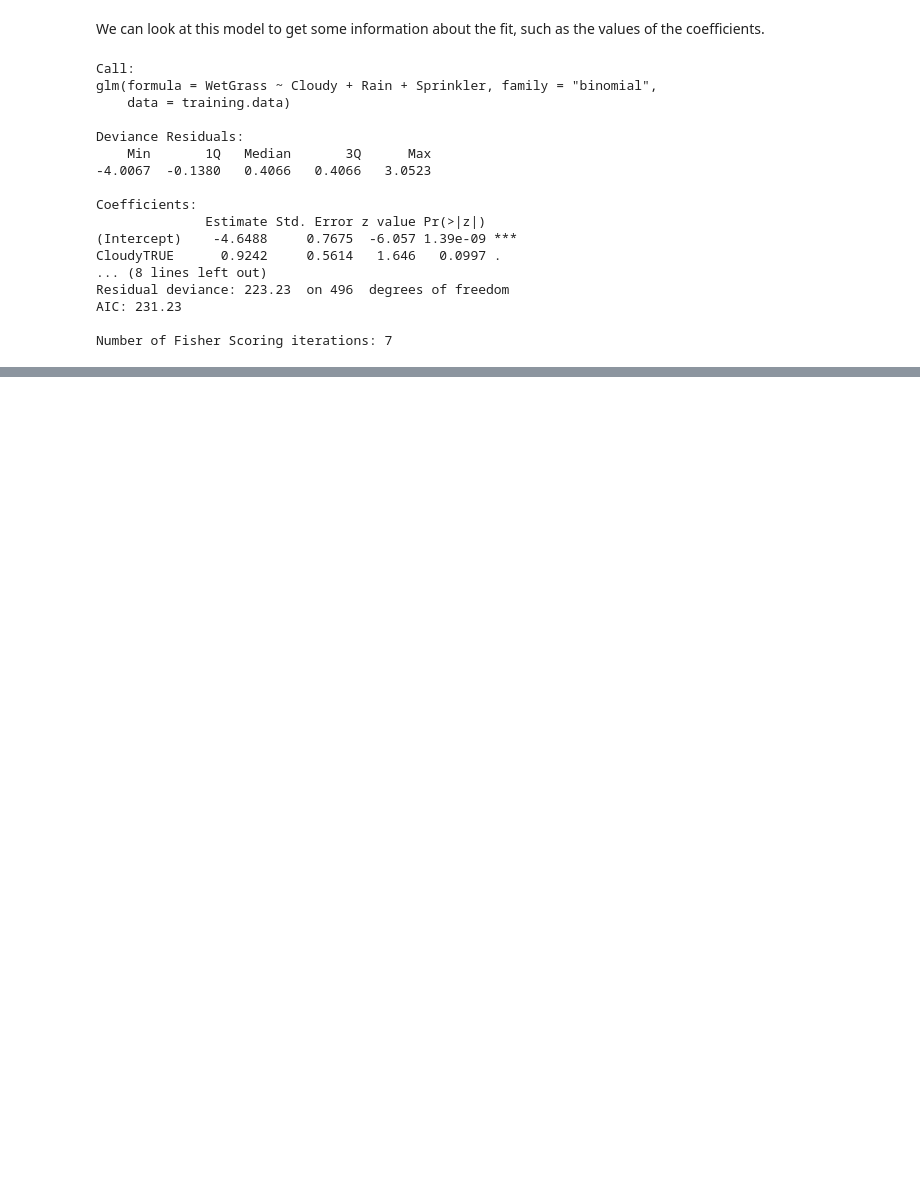
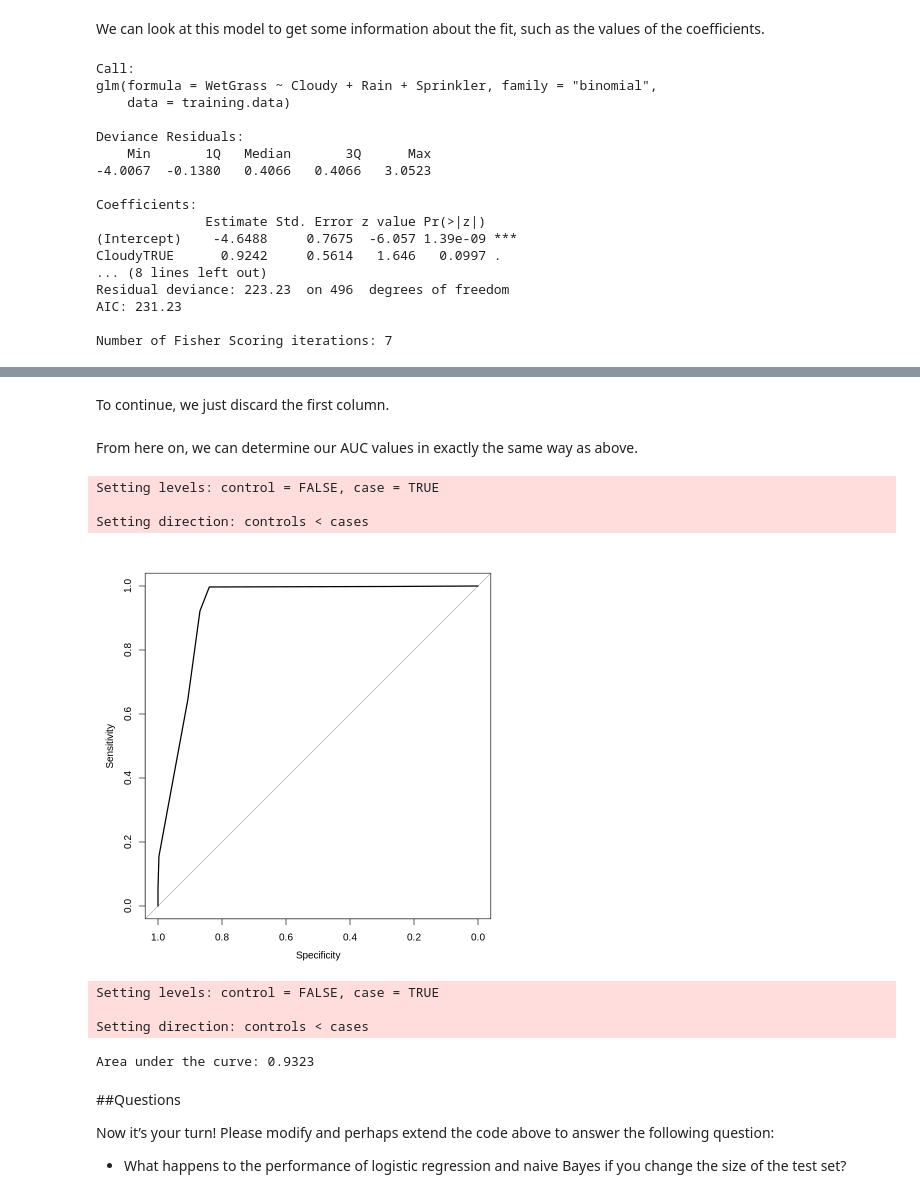
Before and after one commit to prat8897/R_companion, a Jupyter notebook: R_companion.ipynb, the cells around one changed output, grey strips where cells are left out. Drawn from its saved outputs; the diff is of its cells as text; code cells hidden in the pictures; blank space fills up the shorter version.

```diff
--- a/R_companion.ipynb
+++ b/R_companion.ipynb
@@ -128,0 +267,2 @@ Number of Fisher Scoring iterations: 7
+# %%
+m <- optimal_bayes( WetGrass ~ Cloudy + Rain + Sprinkler, data=training.data )
@@ -128,0 +291,2 @@ Number of Fisher Scoring iterations: 7
+# %%
+y <- predict( m, newdata=test.data )
@@ -128,0 +307,25 @@ Number of Fisher Scoring iterations: 7
+# %% [markdown]
+To continue, we just discard the first column.
+# %%
+y <- y[,2]
+# %% [markdown]
+From here on, we can determine our AUC values in exactly the same way as above.
+# %%
+plot( roc(test.data$WetGrass,y) )
+# %% [output]
+Setting levels: control = FALSE, case = TRUE
+
+Setting direction: controls < cases
+[figure, added]
+# %%
+auc( test.data$WetGrass, y )
+# %% [output]
+Setting levels: control = FALSE, case = TRUE
+
+Setting direction: controls < cases
+Area under the curve: 0.9323
+# %% [markdown]
+##Questions
+
+Now it’s your turn! Please modify and perhaps extend the code above to answer the following question:
+* What happens to the performance of logistic regression and naive Bayes if you change the size of the test set?
```
Also changed, not shown: parts of 70 cells of this notebook.
